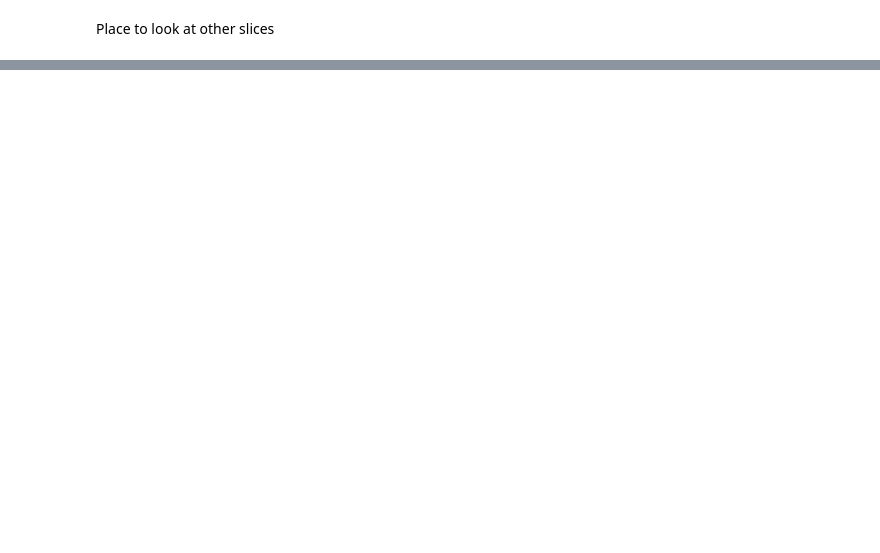
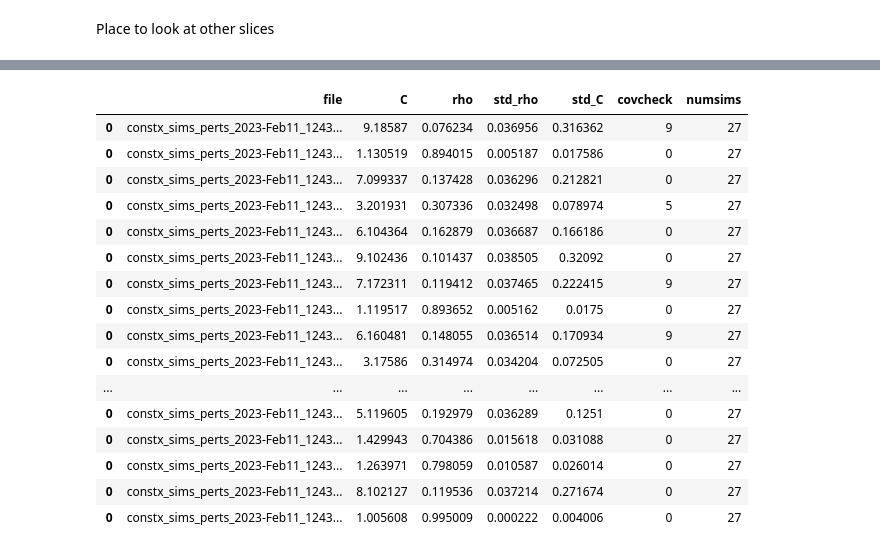
Before and after one commit to s-iyengar/StochFiniteDiffs, a Jupyter notebook: nofb_pointsplot.ipynb, the cells around one changed output, grey strips where cells are left out. Cells and saved outputs as stored; diff of their text form; code cells hidden in the pictures; blank space fills up the shorter version.

```diff
--- a/nofb_pointsplot.ipynb
+++ b/nofb_pointsplot.ipynb
@@ -100,3 +100,23 @@ plt.plot(np.linspace(0.9*plotted["C"].min(),(1.1)*plotted["C"].max()),1/np.linsp
+# %%
+pertdata
+# %% [output]
+|  | file | C | rho | std_rho | std_C | covcheck | numsims |
+| 0 | constx_sims_perts_2023-Feb11_1243... | 9.18587 | 0.076234 | 0.036956 | 0.316362 | 9 | 27 |
+| 0 | constx_sims_perts_2023-Feb11_1243... | 1.130519 | 0.894015 | 0.005187 | 0.017586 | 0 | 27 |
+| 0 | constx_sims_perts_2023-Feb11_1243... | 7.099337 | 0.137428 | 0.036296 | 0.212821 | 0 | 27 |
+| 0 | constx_sims_perts_2023-Feb11_1243... | 3.201931 | 0.307336 | 0.032498 | 0.078974 | 5 | 27 |
+| 0 | constx_sims_perts_2023-Feb11_1243... | 6.104364 | 0.162879 | 0.036687 | 0.166186 | 0 | 27 |
+| 0 | constx_sims_perts_2023-Feb11_1243... | 9.102436 | 0.101437 | 0.038505 | 0.32092 | 0 | 27 |
+| 0 | constx_sims_perts_2023-Feb11_1243... | 7.172311 | 0.119412 | 0.037465 | 0.222415 | 9 | 27 |
+| 0 | constx_sims_perts_2023-Feb11_1243... | 1.119517 | 0.893652 | 0.005162 | 0.0175 | 0 | 27 |
+| 0 | constx_sims_perts_2023-Feb11_1243... | 6.160481 | 0.148055 | 0.036514 | 0.170934 | 9 | 27 |
+| 0 | constx_sims_perts_2023-Feb11_1243... | 3.17586 | 0.314974 | 0.034204 | 0.072505 | 0 | 27 |
+| ... | ... | ... | ... | ... | ... | ... | ... |
+| 0 | constx_sims_perts_2023-Feb11_1243... | 5.119605 | 0.192979 | 0.036289 | 0.1251 | 0 | 27 |
+| 0 | constx_sims_perts_2023-Feb11_1243... | 1.429943 | 0.704386 | 0.015618 | 0.031088 | 0 | 27 |
+| 0 | constx_sims_perts_2023-Feb11_1243... | 1.263971 | 0.798059 | 0.010587 | 0.026014 | 0 | 27 |
+| 0 | constx_sims_perts_2023-Feb11_1243... | 8.102127 | 0.119536 | 0.037214 | 0.271674 | 0 | 27 |
+| 0 | constx_sims_perts_2023-Feb11_1243... | 1.005608 | 0.995009 | 0.000222 | 0.004006 | 0 | 27 |
 # %%
 df['rho_spont'] = df["cov(x,y)"]/np.sqrt(df["Var(x)"]*df["Var(y)"])
 df['C_spont'] = (np.sqrt(df["Var(y)"])/df["<y>"])/(np.sqrt(df["Var(x)"])/df["<x>"])
```
Also changed, not shown: parts of 9 cells of this notebook, 5 other files.
